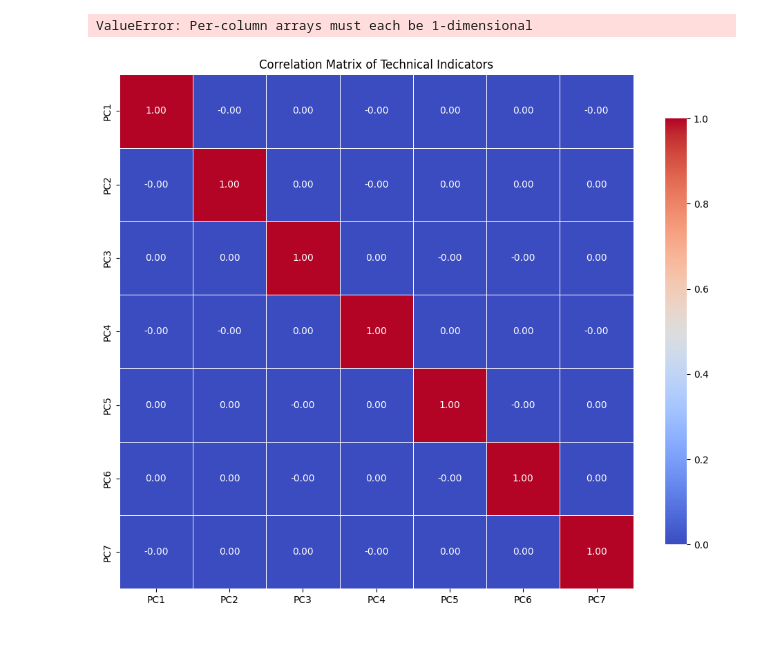
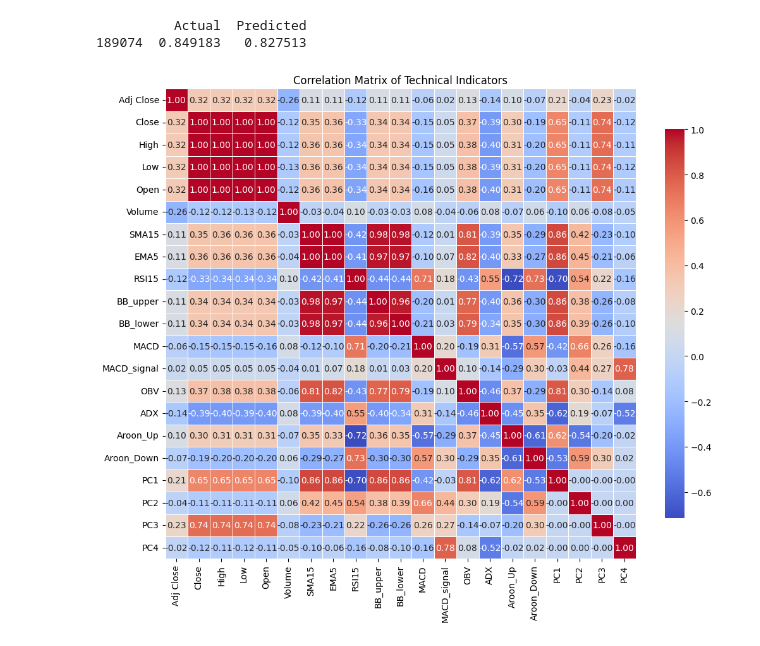
Before and after one commit to Nishchaypat/StockTrack-Database-ML, a Jupyter notebook: test.ipynb, the cells around one changed output. Drawn from its saved outputs; the diff is of its cells as text; code cells hidden in the pictures.

```diff
--- a/test.ipynb
+++ b/test.ipynb
@@ -223,45 +131,35 @@ Index(['Adj Close', 'Close', 'High', 'Low', 'Open', 'Volume', 'SMA15', 'EMA5',
 # %%
-
-feature_columns = ['Open', 'High', 'Low',
-                   'SMA15', 'EMA5', 'RSI15', 'BB_upper', 'BB_lower',
-                   'MACD', 'MACD_signal', 'OBV', 'ADX', 'Aroon_Up', 'Aroon_Down', 'Volume']
+feature_columns = ['Open', 'High', 'Low', 'SMA15', 'EMA5',
+       'RSI15', 'BB_upper', 'BB_lower', 'MACD', 'MACD_signal', 'OBV', 'ADX',
+       'Aroon_Up', 'Aroon_Down']
 
 X = data[feature_columns]
 scaler = StandardScaler()
 X_scaled = scaler.fit_transform(X)
 
-# Step 2: Apply PCA
-pca = PCA(n_components=8)  # You can specify the number of components you want
+pca = PCA(n_components=8)
 X_pca = pca.fit_transform(X_scaled)
 
-# Step 3: Explained Variance Ratio
 explained_variance = pca.explained_variance_ratio_
 cumulative_variance = np.cumsum(explained_variance)
 
-# Plot the explained variance
 plt.figure(figsize=(10, 6))
 plt.plot(cumulative_variance, marker='o')
 plt.title('Cumulative Explained Variance by Principal Components')
 plt.xlabel('Number of Components')
 plt.ylabel('Cumulative Explained Variance')
 plt.grid()
-plt.axhline(y=0.95, color='r', linestyle='--')  # Line for 95% variance threshold
-plt.axvline(x=np.argmax(cumulative_variance >= 0.95), color='g', linestyle='--')  # Components needed for 95%
-plt.show()
+plt.axhline(y=0.95, color='r', linestyle='--')
+plt.axvline(x=np.argmax(cumulative_variance >= 0.90) , color='g', linestyle='--')
 
-# Step 4: Transform the original data
-# You can choose the number of components based on the cumulative variance plot
-n_components_to_keep = np.argmax(cumulative_variance >= 0.95) + 1  # For 95% variance
+n_components_to_keep = np.argmax(cumulative_variance >= 0.90)
 pca_final = PCA(n_components=n_components_to_keep)
 X_final = pca_final.fit_transform(X_scaled)
 
-# Create a DataFrame with the PCA results
 pca_columns = [f'PC{i+1}' for i in range(n_components_to_keep)]
 pca_df = pd.DataFrame(data=X_final, columns=pca_columns)
 
-# Optional: Concatenate the PCA results with the original data (if needed)
 result_df = pd.concat([data.reset_index(drop=True), pca_df.reset_index(drop=True)], axis=1)
 
-# Show the resulting DataFrame
 print(result_df.head())
 # %% [output]
@@ -286,15 +183,0 @@ print(result_df.head())
-# %%
-# Sample DataFrame (replace this with your actual results_df)
-# results_df = pd.DataFrame(...)  # Your DataFrame with all the columns
-
-# Step 1: Create Regression Labels
-result_df['Target'] = result_df['Close'].shift(-1)  # Predicting the next day's closing price
-result_df.dropna(inplace=True)  # Drop rows with NaN values resulting from the shift
-
-# Step 2: Select Principal Components Only
-# Assuming your principal components are named 'PC1', 'PC2', etc.
-pc_columns = ['PC1', 'PC2', 'PC3', 'PC4', 'PC5', 'PC6', 'PC7']
-X = result_df[pc_columns]
-
-# Step 3: Prepare your labels
-y = result_df['Target']
@@ -326,27 +228,28 @@ y_pred
 # %%
 results = pd.DataFrame({
-    'Actual': y,
+    'Actual': data['Close'],
     'Predicted': y_pred
 })
 
-print(results.tail())
+print(results.sample())
 # %% [output]
-ValueError: Per-column arrays must each be 1-dimensional
+          Actual  Predicted
+189074  0.849183   0.827513
 # %%
 
 
 # Calculate the correlation matrix
-correlation_matrix = X.corr()
+correlation_matrix = result_df.corr()
 
 # Set up the matplotlib figure
 plt.figure(figsize=(12, 10))
 
 # Create a heatmap using seaborn
 sns.heatmap(correlation_matrix, annot=True, fmt=".2f", cmap='coolwarm',
             square=True, cbar_kws={"shrink": .8}, linewidths=.5)
 
 # Title and show the plot
 plt.title('Correlation Matrix of Technical Indicators')
 plt.show()
 # %% [output]
-[figure, old version]
+[figure, new version]
```
Also changed, not shown: parts of 34 cells of this notebook, 4 other files.
